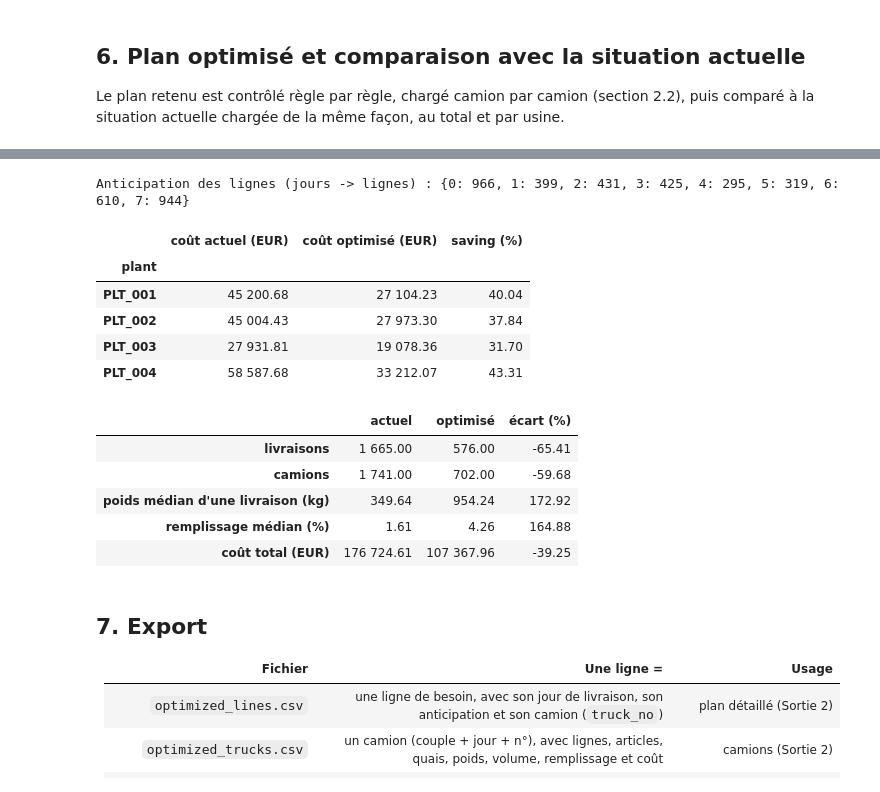
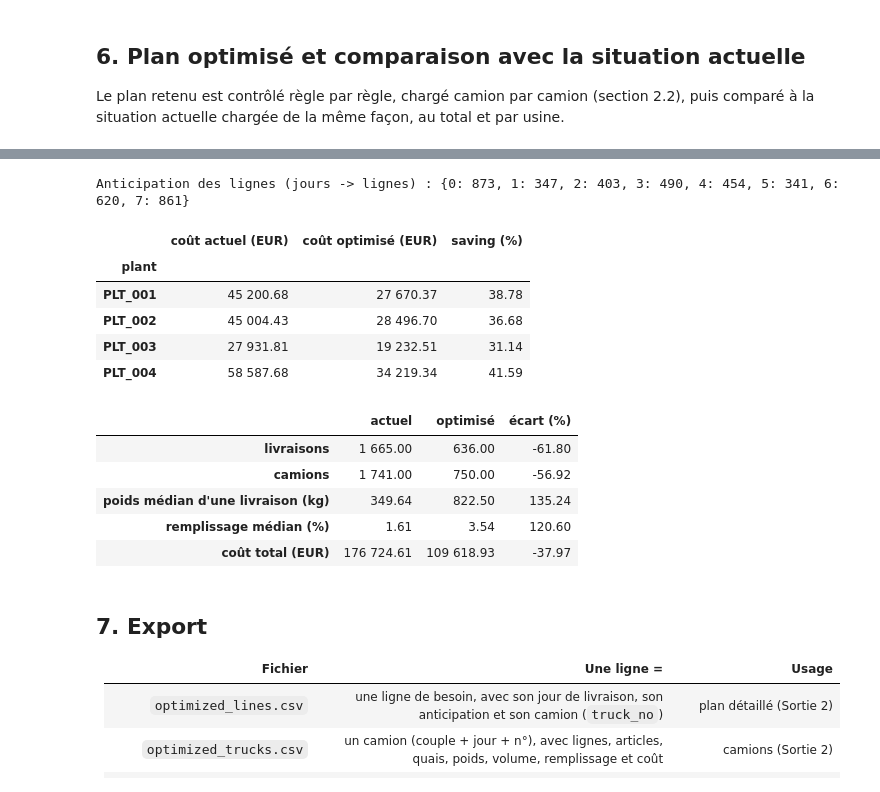
Before and after one commit to exauceh/delivery_schedule_optimization, a Jupyter notebook: milestone3/milestone3.ipynb, the cells around one changed output, grey strips where cells are left out. Cells and saved outputs as stored; diff of their text form; code cells hidden in the pictures.

```diff
--- a/milestone3/milestone3.ipynb
+++ b/milestone3/milestone3.ipynb
@@ -312,7 +316,7 @@ Avec une fenêtre de **0 jour** et $N = 5$, chaque ligne ne peut arriver que le
 - La situation actuelle est ensuite **rechargée camion par camion** (section 2.2) : c'est ce coût, sans biais, qui sert de référence pour la suite.
 # %%
 start = time.perf_counter()
-check = {i.key: solve_couple(i, max(cfg.frequencies), CALENDAR, SETTINGS, window_days=0) for i in instances}
+check = {i.key: solve_couple(i, max(cfg.frequencies), CALENDAR, SETTINGS, window_days=0, profile_reached=False) for i in instances}
 check_plan = needs.assign(delivery_date=delivery_dates(check))
 baseline_trucks, baseline_truck_no = load_plan(check_plan)
 baseline_deliveries = build_deliveries(check_plan, baseline_trucks)
@@ -427,7 +431,15 @@ per_week = per_week.merge(couples[[*cfg.couple_key, "profile"]], on=list(cfg.cou
 assert plan["delivery_date"].notna().all() and len(plan) == len(needs), "RG08: a line is not delivered"
 assert plan["anticipation_days"].between(0, cfg.max_anticipation_days).all(), "RG03: anticipation out of the window"
 assert deliveries["delivery_date"].isin(DELIVERY_DAYS).all(), "RG10: delivery on a weekend or a holiday"
+allowed_days = {(s, p): set(sol.weekdays) for s, p, sol in couples[[*cfg.couple_key, "plan"]].itertuples(index=False)}
+on_allowed_day = [
+    day.dayofweek in allowed_days[s, p]
+    for s, p, day in deliveries[[*cfg.couple_key, "delivery_date"]].itertuples(index=False)
+]
+highest_frequency = per_week.groupby(list(cfg.couple_key)).agg(max_week=("deliveries", "max"), profile=("profile", "first"))
+assert all(on_allowed_day), "RG05: delivery on a weekday that is not allowed by the profile"
 assert (per_week["deliveries"] <= per_week["profile"]).all(), "RG05: more deliveries in a week than the profile"
+assert (highest_frequency["max_week"] == highest_frequency["profile"]).all(), "RG05: profile wider than the highest weekly frequency"
 assert np.isclose(deliveries["weight"].sum(), needs["weight"].sum()), "weight lost"
 
 
@@ -472,16 +484,16 @@ comparison
-Anticipation des lignes (jours -> lignes) : {0: 966, 1: 399, 2: 431, 3: 425, 4: 295, 5: 319, 6: 610, 7: 944}
+Anticipation des lignes (jours -> lignes) : {0: 873, 1: 347, 2: 403, 3: 490, 4: 454, 5: 341, 6: 620, 7: 861}
 |  | coût actuel (EUR) | coût optimisé (EUR) | saving (%) |
 | plant |  |  |  |
-| PLT_001 | 45 200.68 | 27 104.23 | 40.04 |
-| PLT_002 | 45 004.43 | 27 973.30 | 37.84 |
-| PLT_003 | 27 931.81 | 19 078.36 | 31.70 |
-| PLT_004 | 58 587.68 | 33 212.07 | 43.31 |
+| PLT_001 | 45 200.68 | 27 670.37 | 38.78 |
+| PLT_002 | 45 004.43 | 28 496.70 | 36.68 |
+| PLT_003 | 27 931.81 | 19 232.51 | 31.14 |
+| PLT_004 | 58 587.68 | 34 219.34 | 41.59 |
 |  | actuel | optimisé | écart (%) |
-| livraisons | 1 665.00 | 576.00 | -65.41 |
-| camions | 1 741.00 | 702.00 | -59.68 |
-| poids médian d'une livraison (kg) | 349.64 | 954.24 | 172.92 |
-| remplissage médian (%) | 1.61 | 4.26 | 164.88 |
-| coût total (EUR) | 176 724.61 | 107 367.96 | -39.25 |
+| livraisons | 1 665.00 | 636.00 | -61.80 |
+| camions | 1 741.00 | 750.00 | -56.92 |
+| poids médian d'une livraison (kg) | 349.64 | 822.50 | 135.24 |
+| remplissage médian (%) | 1.61 | 3.54 | 120.60 |
+| coût total (EUR) | 176 724.61 | 109 618.93 | -37.97 |
 # %% [markdown]
 ## 7. Export
 
```
Also changed, not shown: parts of 12 cells of this notebook, 6 other files.
